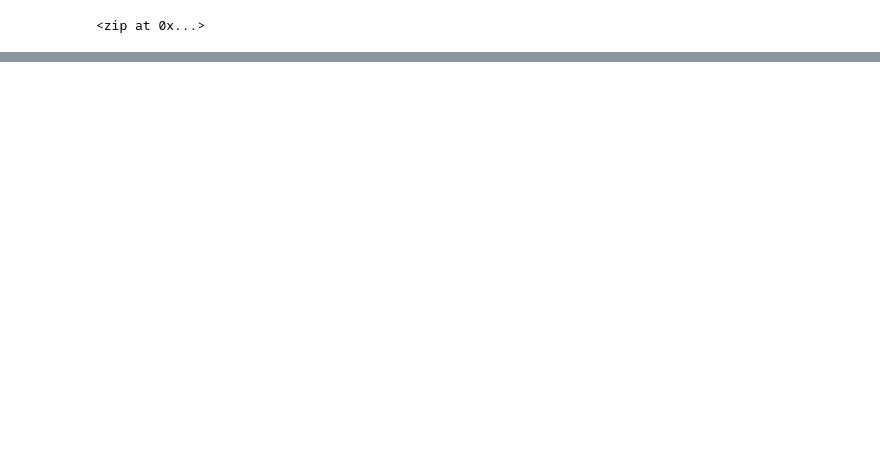
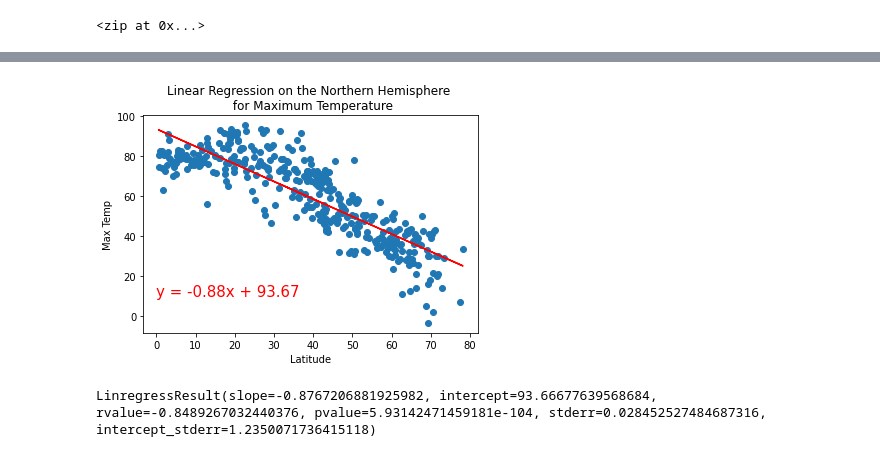
Before and after one commit to larabjork/world-weather-analysis, a Jupyter notebook: WeatherPy.ipynb, the cells around one changed output, grey strips where cells are left out. Saved outputs shown, nothing was run; the diff lists cells and outputs as text; code cells hidden in the pictures; blank space fills up the shorter version.

Commit message:
add exercises on linear regression, module 6.4

```diff
--- a/WeatherPy.ipynb
+++ b/WeatherPy.ipynb
@@ -300,0 +303,25 @@ plt.show()
+# %%
+# 6.4.2  Create Linear Regression Function
+# Import linear regression
+from scipy.stats import linregress
+
+# Create a function to perform linear regression on weather data
+# and plot a regression line and equation with the data
+def plot_linear_regression(x_values, y_values, title, y_label, text_coordinates):
+
+    # Run regression on hemisphere weather data
+    (slope, intercept, r_value, p_value, std_eff) = linregress(x_values, y_values)
+
+    # Calculate the regression line "y values" from the slope and intercept
+    regress_values = x_values * slope + intercept
+    # Get the equation of the line
+    line_eq = "y = " + str(round(slope, 2)) + "x + " + str(round(intercept, 2))
+    # Create a scatter plt with the regression line
+    plt.scatter(x_values, y_values)
+    plt.plot(x_values, regress_values, "r")
+    # Annotate the text for the line equation and put in formatting
+    plt.annotate(line_eq, text_coordinates, fontsize = 15, color = "r")
+    plt.title(title)
+    plt.xlabel('Latitude')
+    plt.ylabel(y_label)
+    plt.show()
@@ -300,0 +343,3 @@ plt.show()
+# %%
+northern_hemi_df = city_data_df.loc[(city_data_df["Lat"] >= 0)]
+southern_hemi_df = city_data_df.loc[(city_data_df["Lat"] < 0)]
@@ -300,0 +378,14 @@ plt.show()
+# %%
+# Perform linear regression on max temp for northern hemi
+# x values are latitude, y values are max temp
+
+x_values = northern_hemi_df["Lat"]
+y_values = northern_hemi_df["Max Temp"]
+regress_values = linregress(x_values, y_values)
+
+# Call the function we created
+plot_linear_regression(x_values, y_values, "Linear Regression on the Northern Hemisphere \n for Maximum Temperature", "Max Temp", (0,10))
+print(regress_values)
+# %% [output]
+[figure, added]
+LinregressResult(slope=-0.8767206881925982, intercept=93.66677639568684, rvalue=-0.8489267032440376, pvalue=5.93142471459181e-104, stderr=0.028452527484687316, intercept_stderr=1.2350071736415118)
```
Also changed, not shown: parts of 20 cells of this notebook, 7 other files.
